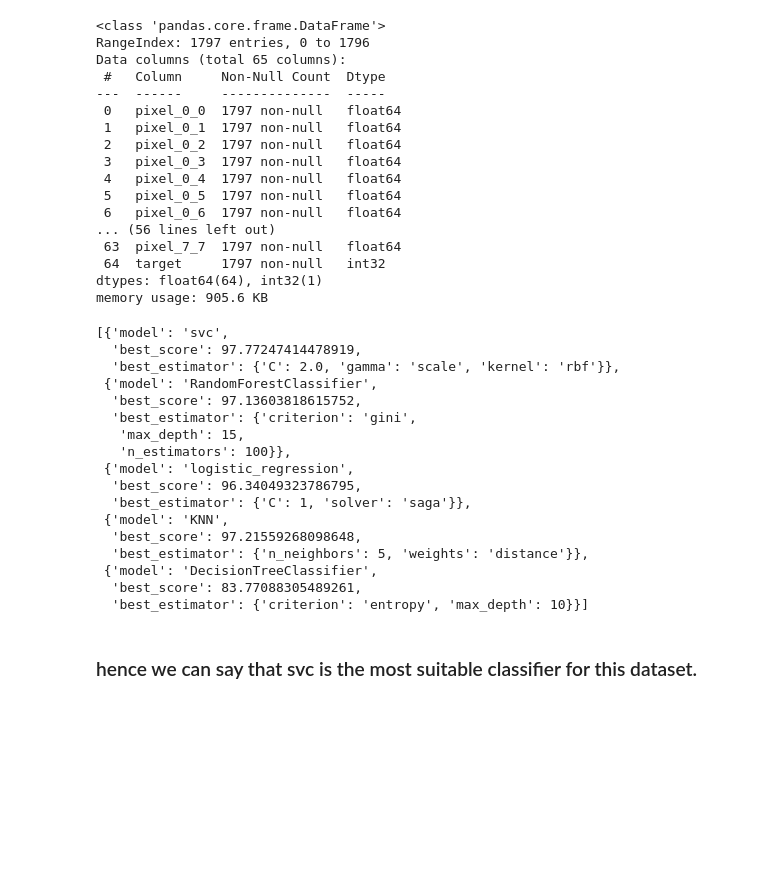
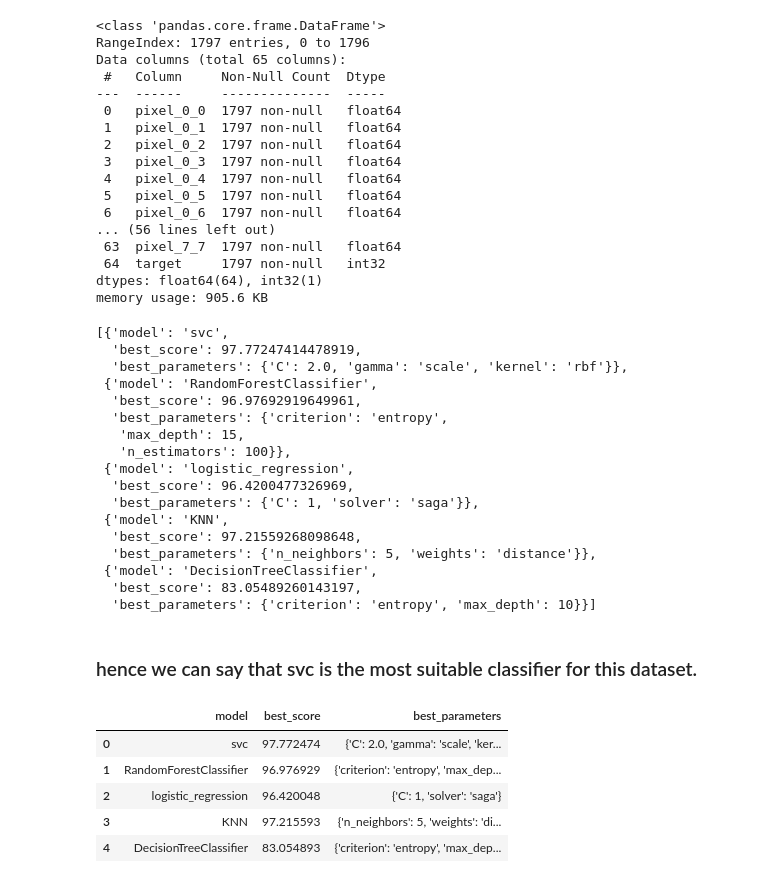
Before and after one commit to Barnwalswati/ML, a Jupyter notebook: ML_practice/algorithm_comparison.ipynb, the cells around one changed output. Cells and saved outputs as stored; diff of their text form; code cells hidden in the pictures; blank space fills up the shorter version.

```diff
--- a/ML_practice/algorithm_comparison.ipynb
+++ b/ML_practice/algorithm_comparison.ipynb
@@ -117,27 +117,36 @@ for model_name,mp in grid_param.items():
     scores.append({
         'model':model_name,
         'best_score':clf.best_score_*100,
-        'best_estimator':clf.best_params_
+        'best_parameters':clf.best_params_
     })
 # %%
 scores
 # %% [output]
 [{'model': 'svc',
   'best_score': 97.77247414478919,
-  'best_estimator': {'C': 2.0, 'gamma': 'scale', 'kernel': 'rbf'}},
+  'best_parameters': {'C': 2.0, 'gamma': 'scale', 'kernel': 'rbf'}},
  {'model': 'RandomForestClassifier',
-  'best_score': 97.13603818615752,
-  'best_estimator': {'criterion': 'gini',
+  'best_score': 96.97692919649961,
+  'best_parameters': {'criterion': 'entropy',
    'max_depth': 15,
    'n_estimators': 100}},
  {'model': 'logistic_regression',
-  'best_score': 96.34049323786795,
-  'best_estimator': {'C': 1, 'solver': 'saga'}},
+  'best_score': 96.4200477326969,
+  'best_parameters': {'C': 1, 'solver': 'saga'}},
  {'model': 'KNN',
   'best_score': 97.21559268098648,
-  'best_estimator': {'n_neighbors': 5, 'weights': 'distance'}},
+  'best_parameters': {'n_neighbors': 5, 'weights': 'distance'}},
  {'model': 'DecisionTreeClassifier',
-  'best_score': 83.77088305489261,
-  'best_estimator': {'criterion': 'entropy', 'max_depth': 10}}]
+  'best_score': 83.05489260143197,
+  'best_parameters': {'criterion': 'entropy', 'max_depth': 10}}]
 # %% [markdown]
 ### hence we can say that svc is the most suitable classifier for this dataset.
+# %%
+pd.DataFrame(scores)
+# %% [output]
+|  | model | best_score | best_parameters |
+| 0 | svc | 97.772474 | {'C': 2.0, 'gamma': 'scale', 'ker... |
+| 1 | RandomForestClassifier | 96.976929 | {'criterion': 'entropy', 'max_dep... |
+| 2 | logistic_regression | 96.420048 | {'C': 1, 'solver': 'saga'} |
+| 3 | KNN | 97.215593 | {'n_neighbors': 5, 'weights': 'di... |
+| 4 | DecisionTreeClassifier | 83.054893 | {'criterion': 'entropy', 'max_dep... |
```
Also changed, not shown: 12 other files.
